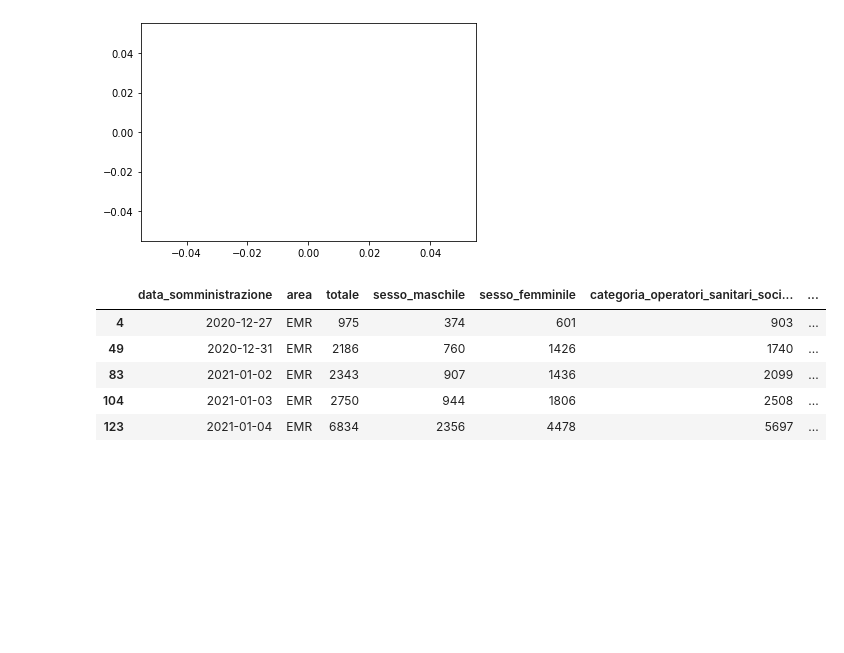
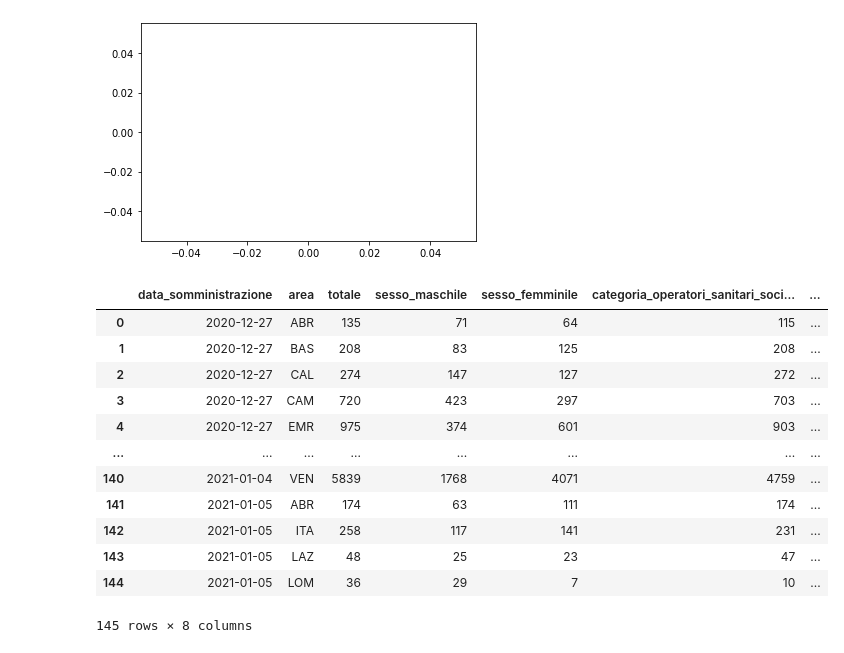
Before and after one commit to aidinattar/vaccini, a Jupyter notebook: vaccini.ipynb, the cells around one changed output. Saved outputs shown, nothing was run; the diff lists cells and outputs as text; code cells hidden in the pictures; blank space fills up the shorter version.

```diff
--- a/vaccini.ipynb
+++ b/vaccini.ipynb
@@ -10,21 +10,23 @@ plt.plot()
 # %%
 anag       = pd.read_csv('anagrafica-vaccini-summary-latest.csv')  # load data set
 somm1      = pd.read_csv('somministrazioni-vaccini-latest.csv')
 cons       = pd.read_csv('consegne-vaccini-latest.csv')
 somm2      = pd.read_csv('somministrazioni-vaccini-summary-latest.csv')
 punti_somm = pd.read_csv('punti-somministrazione-latest.csv')
 vaccini    = pd.read_csv('vaccini-summary-latest.csv')
+
+somm2
+# %% [output]
+|  | data_somministrazione | area | totale | sesso_maschile | sesso_femminile | categoria_operatori_sanitari_soci... | ... |
+| 0 | 2020-12-27 | ABR | 135 | 71 | 64 | 115 | ... |
+| 1 | 2020-12-27 | BAS | 208 | 83 | 125 | 208 | ... |
+| 2 | 2020-12-27 | CAL | 274 | 147 | 127 | 272 | ... |
+| 3 | 2020-12-27 | CAM | 720 | 423 | 297 | 703 | ... |
+| 4 | 2020-12-27 | EMR | 975 | 374 | 601 | 903 | ... |
+| ... | ... | ... | ... | ... | ... | ... | ... |
+| 140 | 2021-01-04 | VEN | 5839 | 1768 | 4071 | 4759 | ... |
+| 141 | 2021-01-05 | ABR | 174 | 63 | 111 | 174 | ... |
+| 142 | 2021-01-05 | ITA | 258 | 117 | 141 | 231 | ... |
+| 143 | 2021-01-05 | LAZ | 48 | 25 | 23 | 47 | ... |
+| 144 | 2021-01-05 | LOM | 36 | 29 | 7 | 10 | ... |
+145 rows × 8 columns
-# %%
-somm2_grouped = somm2.groupby(somm2.area)
-somm2_emr     = somm2_grouped.get_group('EMR')
-somm2_ita     = somm2_grouped.get_group('ITA')
-somm2_ven     = somm2_grouped.get_group('VEN')
-
-somm2_emr
-# %% [output]
-|  | data_somministrazione | area | totale | sesso_maschile | sesso_femminile | categoria_operatori_sanitari_soci... | ... |
-| 4 | 2020-12-27 | EMR | 975 | 374 | 601 | 903 | ... |
-| 49 | 2020-12-31 | EMR | 2186 | 760 | 1426 | 1740 | ... |
-| 83 | 2021-01-02 | EMR | 2343 | 907 | 1436 | 2099 | ... |
-| 104 | 2021-01-03 | EMR | 2750 | 944 | 1806 | 2508 | ... |
-| 123 | 2021-01-04 | EMR | 6834 | 2356 | 4478 | 5697 | ... |
```
Also changed, not shown: parts of 4 cells of this notebook.
